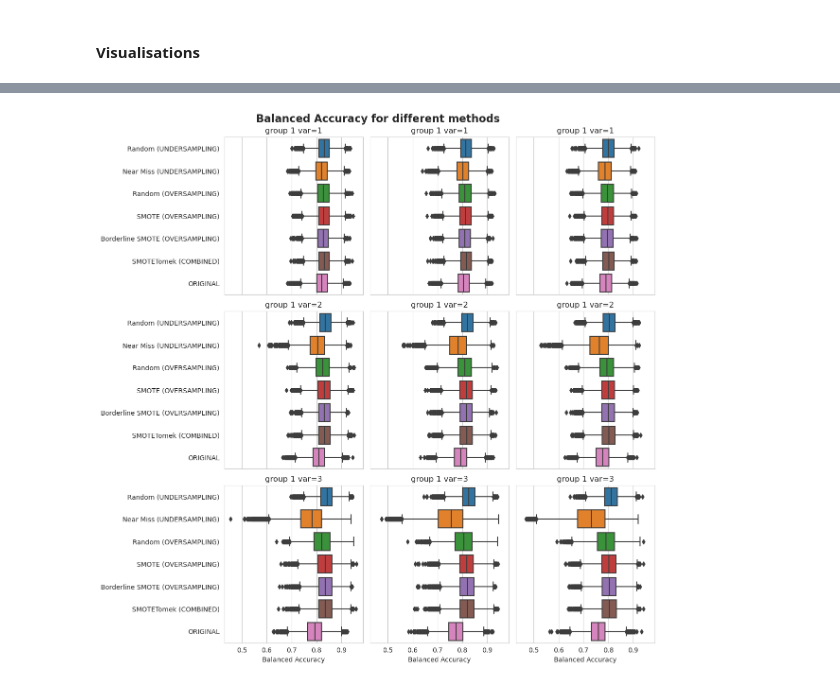
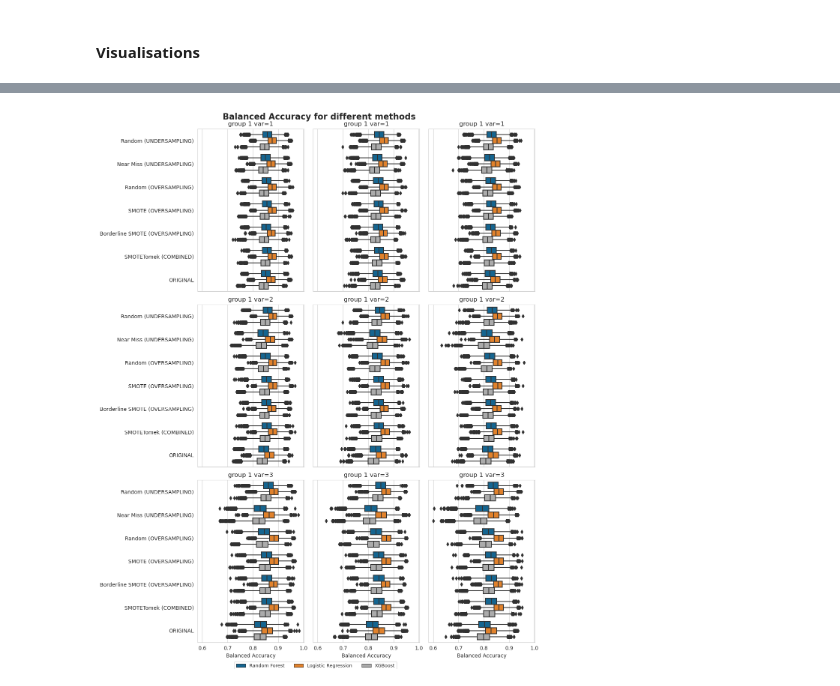
Before and after one commit to adrianstando/ECML-PKDD-2023-effects-of-data-balancing, a Jupyter notebook: codes3.ipynb, the cells around one changed output, grey strips where cells are left out. Saved outputs shown, nothing was run; the diff lists cells and outputs as text; code cells hidden in the pictures.

```diff
--- a/codes3.ipynb
+++ b/codes3.ipynb
@@ -295 +314,3 @@ pdp = pd.melt(pdp, id_vars=['method', 'truth_model_name'], value_vars=['sdd_X1',
+# %%
+ml_model_type_order = ['Random Forest', 'Logistic Regression', 'XGBoost']
 # %%
@@ -319,20 +345,21 @@ plt.show()
 # %%
 model_names = np.unique(sdd_results.truth_model_name).tolist()
-pdp = sdd_results[sdd_results.curve_type == 'ALE'][['sdd_X1', 'sdd_X2', 'sdd_X3', 'method', 'truth_model_name']]
+pdp = sdd_results[sdd_results.curve_type == 'ALE'][['sdd_X1', 'sdd_X2', 'sdd_X3', 'method', 'truth_model_name', 'ml_model_type']]
 sdd_results.method = sdd_results.method.apply(transform_name)
-pdp = pd.melt(pdp, id_vars=['method', 'truth_model_name'], value_vars=['sdd_X1', 'sdd_X2', 'sdd_X3'])
+pdp = pd.melt(pdp, id_vars=['method', 'truth_model_name', 'ml_model_type'], value_vars=['sdd_X1', 'sdd_X2', 'sdd_X3'])
 # %%
-fig, ax = plt.subplots(3, 3, sharex='all', sharey='all', figsize = (12, 12))
+fig, ax = plt.subplots(3, 3, sharex='all', sharey='all', figsize = (12, 15))
 
 tit = plt.suptitle('SDD for ALE for different methods', fontsize=16, weight='bold')
 fig.tight_layout()
-fig.subplots_adjust(top=0.91)
+fig.subplots_adjust(top=0.92)
 
 for i in range(3):
     for j in range(3):
         plt.sca(ax[i][j])
-        sns.boxplot(x='value', y='method', data=pdp[pdp.truth_model_name == model_names[i*3 + j]])
+        sns.boxplot(x='value', y='method', hue='ml_model_type', hue_order=ml_model_type_order, data=pdp[pdp.truth_model_name == model_names[i*3 + j]])
         plt.title(model_names[i].replace('-', ' '))
+        plt.legend().set_visible(False)
         if i == 2:
             plt.xlabel('SDD')
         else:
@@ -340,7 +367,11 @@ for i in range(3):
 
         plt.ylabel('')
 
+handles, labels = ax[-1][-1].get_legend_handles_labels()
+lgd = fig.legend(handles, labels, loc = (0.31, -0.002), ncol=3, fontsize=9)
+fig.subplots_adjust(bottom=0.02)
+
 plt.tight_layout()
-plt.savefig('lr_ground_truth_ale.pdf')
+plt.savefig('lr_ground_truth_ale.pdf', bbox_extra_artists=(lgd,tit), bbox_inches='tight')
 plt.show()
 # %% [output]
@@ -365,29 +397,41 @@ def transform_name2(x):
     return x
 # %%
 eval_dataframe.method = eval_dataframe.method.apply(transform_name2)
+# %%
+eval_dataframe.ml_model_type = eval_dataframe.ml_model_type.apply(lambda x: {
+    'random_forest': 'Random Forest',
+    'logistic_regression': 'Logistic Regression',
+    'xgb': 'XGBoost'
+}[x])
 # %%
 model_names = np.unique(eval_dataframe.truth_model_name).tolist()
 # %%
-fig, ax = plt.subplots(3, 3, sharex='all', sharey='all', figsize = (12, 12))
+fig, ax = plt.subplots(3, 3, sharex='all', sharey='all', figsize = (12, 15))
 
 tit = plt.suptitle('Balanced Accuracy for different methods', fontsize=16, weight='bold')
 fig.tight_layout()
-fig.subplots_adjust(top=0.91)
+fig.subplots_adjust(top=0.92)
 
 for i in range(3):
     for j in range(3):
         plt.sca(ax[i][j])
-        sns.boxplot(x='metric_value', y='method', data=eval_dataframe[eval_dataframe.truth_model_name == model_names[i*3 + j]])
+        sns.boxplot(x='metric_value', y='method', hue='ml_model_type', hue_order=ml_model_type_order, data=eval_dataframe[eval_dataframe.truth_model_name == model_names[i*3 + j]])
         plt.title(model_names[i].replace('-', ' '))
+        plt.legend().set_visible(False)
+
         if i == 2:
             plt.xlabel('Balanced Accuracy')
         else:
             plt.xlabel('')
 
         plt.ylabel('')
 
+handles, labels = ax[-1][-1].get_legend_handles_labels()
+lgd = fig.legend(handles, labels, loc = (0.31, -0.002), ncol=3, fontsize=9)
+fig.subplots_adjust(bottom=0.02)
+
 plt.tight_layout()
-plt.savefig('lr_ground_truth_balanced_accuracy.pdf')
+plt.savefig('lr_ground_truth_balanced_accuracy.pdf', bbox_extra_artists=(lgd,tit), bbox_inches='tight')
 plt.show()
 # %% [output]
-[figure, old version]
+[figure, new version]
```
Also changed, not shown: parts of 8 cells of this notebook, 1 other file.
